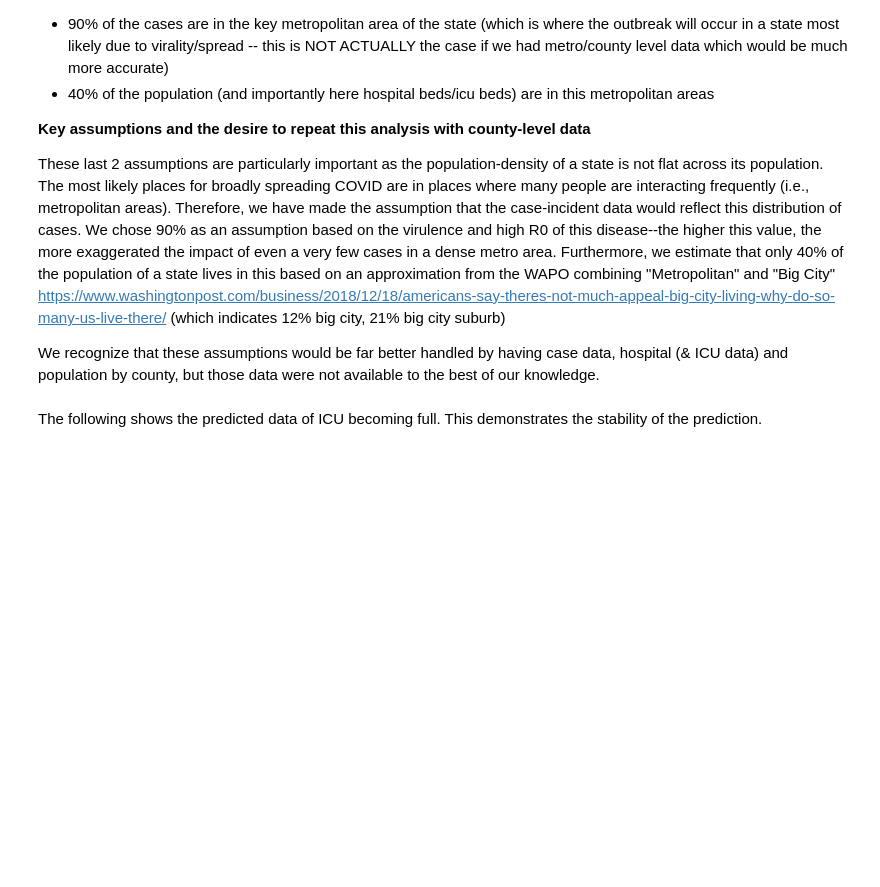
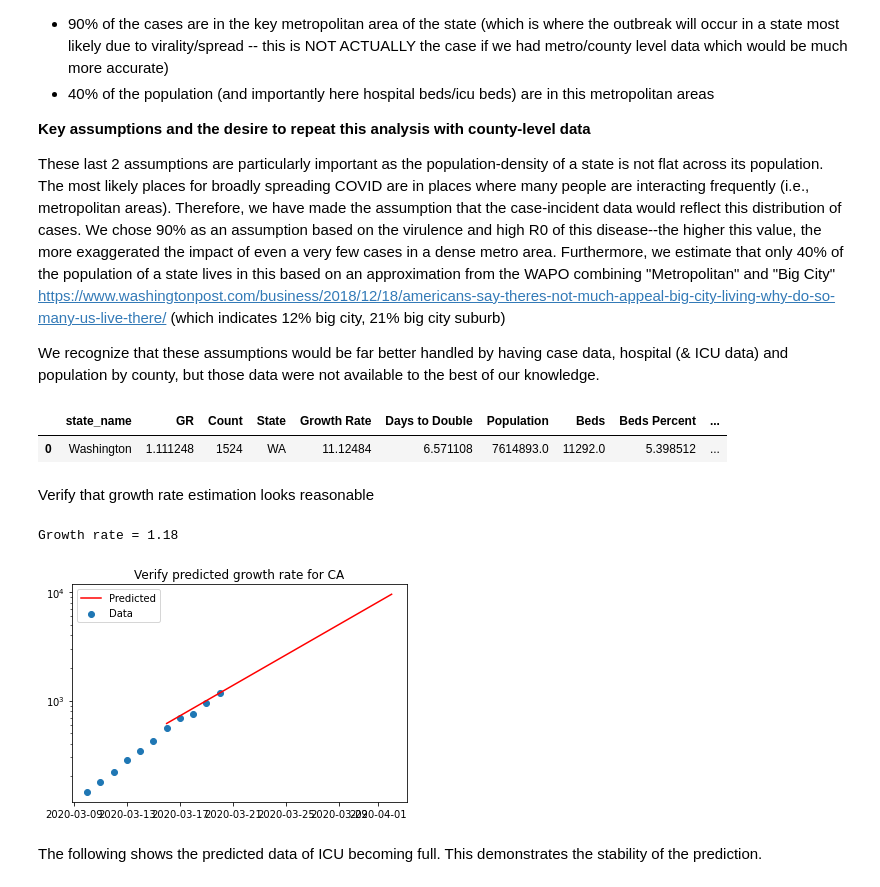
Before and after one commit to daveselinger/covid-19-hackathon, a Jupyter notebook: by_state_covid_analysis.ipynb, the cells around one changed output. Drawn from its saved outputs; the diff is of its cells as text; code cells hidden in the pictures; blank space fills up the shorter version.

Commit message:
Changed curve fit to do a linear fit of the log of the case count.  Added growth rate fit plot to visually validate.

```diff
--- a/by_state_covid_analysis.ipynb
+++ b/by_state_covid_analysis.ipynb
@@ -243,9 +243,12 @@ https://www.washingtonpost.com/business/2018/12/18/americans-say-theres-not-much
 We recognize that these assumptions would be far better handled by having case data, hospital (& ICU data) and population by county, but those data were not available to the best of our knowledge.
 # %%
 GROWTH_RATE_MIN_THRESHOLD=100
+days_to_fit=4
+invalid_date=datetime.date(2019,1,1)
 def calcBaseGR(days):
   base_data=us_timeseries.iloc[:,52:52+days-2].sum()
-  results=scipy.optimize.curve_fit(lambda day,gr: base_data[0]*pow(gr,day),  range(len(base_data)),  base_data,  p0=(2))
+  results=scipy.optimize.curve_fit(lambda day,gr: np.log(base_data[0])+np.log(gr)*day,  range(len(base_data)),  np.log(base_data),  p0=(2))
+  #results=scipy.optimize.curve_fit(lambda day,gr: np.log(data[-days_to_fit])+np.log(gr)*day,  range(days_to_fit),  np.log(data[-days_to_fit:]),  p0=(2))
   base_GR=float(results[0][0])
   return base_GR,base_data
 
@@ -256,14 +259,14 @@ def create_dfs(enddate=datetime.datetime.today().date(),startdate=datetime.date(
 
 
   def func(data,base_GR):
-    if data[-1]<GROWTH_RATE_MIN_THRESHOLD or len(data)<3:
+    if data[-1]<GROWTH_RATE_MIN_THRESHOLD or len(data)<days_to_fit:
       return base_GR
-    fit=scipy.optimize.curve_fit(lambda day,gr: data[0]*pow(gr,day),  range(len(data)),  data,  p0=(2))
+    logdata=[math.log(x) for x in data[-days_to_fit:]]
+    fit=scipy.optimize.curve_fit(lambda day,gr: logdata[0]+np.log(gr)*day,  range(days_to_fit),  logdata,  p0=(1.0))
     return float(fit[0][0])
-
   growth_df=pd.DataFrame({"state_name":ts.loc[:,'Province/State'],
-                    'GR':ts.apply(lambda x: func(x.iloc[52:52+days-2].to_numpy(),base_GR),axis=1),
-                    'Count':ts.iloc[:,52+days-2]})
+                    'GR':ts.apply(lambda x: func(x.iloc[52+days-days_to_fit:52+days].to_numpy(),base_GR),axis=1),
+                    'Count':ts.iloc[:,52+days-1]})
 
   growth_df['State'] = growth_df.state_name.map(us_state_abbrev)
   growth_df = growth_df.dropna(subset=['State'])
@@ -299,11 +302,38 @@ def create_plot_dfs(enddate=datetime.datetime.today().date(),startdate=datetime.
   if threshold is not None:
     plot_df=plot_df[plot_df.Count>threshold]
   plot_df['State']=plot_df.State.map(us_state_abbrev)
+  plot_df['Day']=pd.to_datetime(plot_df.Day)
   return plot_df
 
 us_growthseries_df=create_dfs()
 us_plotseries_df=create_plot_dfs()
 us_plot100series_df=create_plot_dfs(threshold=100)
+us_growthseries_df.head(1)
+# %% [output]
+|  | state_name | GR | Count | State | Growth Rate | Days to Double | Population | Beds | Beds Percent | ... |
+| 0 | Washington | 1.111248 | 1524 | WA | 11.12484 | 6.571108 | 7614893.0 | 11292.0 | 5.398512 | ... |
+# %% [markdown]
+Verify that growth rate estimation looks reasonable
+# %%
+predictdays=14
+state='CA'
+cdata=us_plotseries_df.query("State=='{}'".format(state))
+crow=us_growthseries_df.query("State=='{}'".format(state))
+startdate=crow.EstimateDate.values[0]-datetime.timedelta(days=days_to_fit+1)
+enddate=startdate+datetime.timedelta(days=predictdays-1+days_to_fit)
+daterange=pd.date_range(startdate,enddate).tolist()
+print("Growth rate = {:.2f}".format(crow.GR.values[0]))
+data=[crow.Count.values[0]*pow(crow.GR.values[0],d) for d in range(-days_to_fit,predictdays)]
+plt.figure()
+plt.scatter(cdata.Day.values,cdata.Count.values,label='Data')
+plt.plot(daterange,data,label='Predicted',c='r')
+plt.title("Verify predicted growth rate for {}".format(state))
+plt.yscale('log')
+plt.legend()
+plt.show()
+# %% [output]
+Growth rate = 1.18
+[figure, added]
 # %% [markdown]
 The following shows the predicted data of ICU becoming full. This demonstrates the stability of the prediction.
 # %%
```
Also changed, not shown: parts of 15 cells of this notebook.
